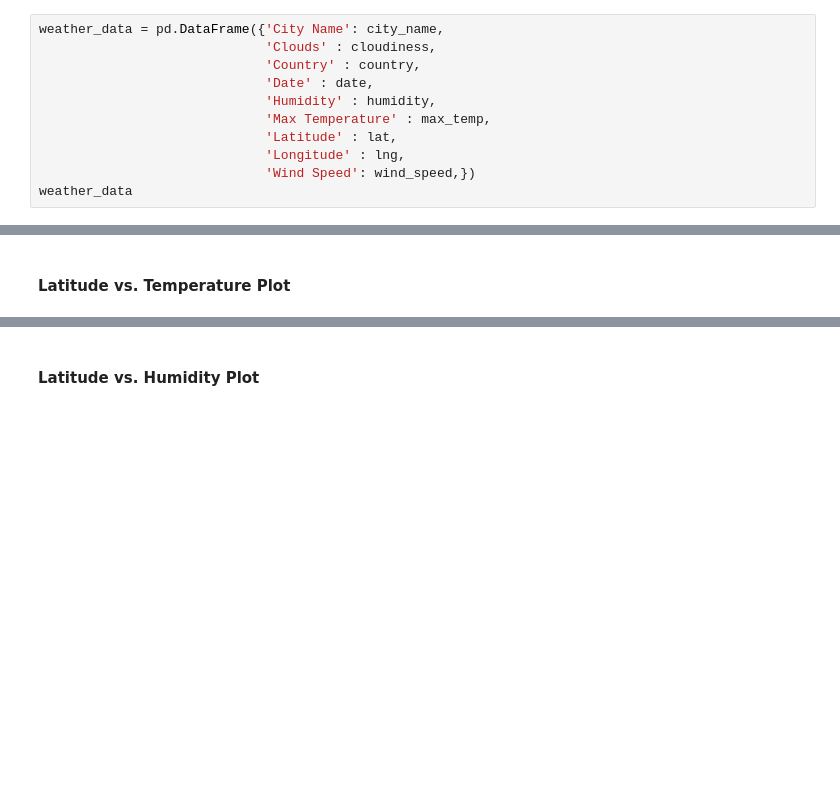
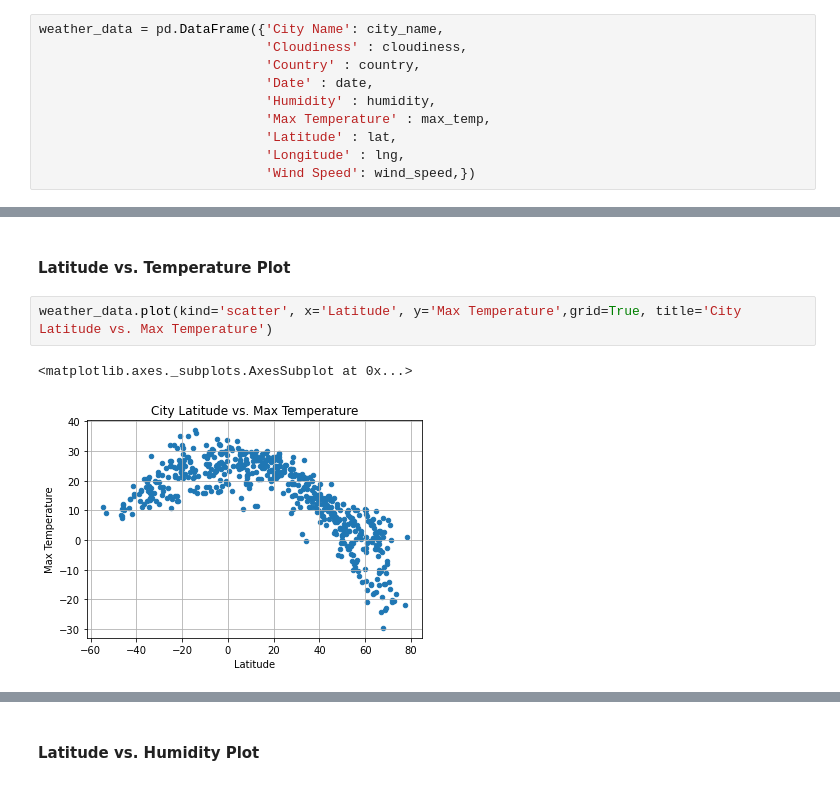
Before and after one commit to chris-inalsingh/API-challenge, a Jupyter notebook: WeatherPy.ipynb, the cells around one changed output, grey strips where cells are left out. Saved outputs shown, nothing was run; the diff lists cells and outputs as text; blank space fills up the shorter version.

```diff
--- a/WeatherPy.ipynb
+++ b/WeatherPy.ipynb
@@ -151,7 +152,7 @@ Processing Record 576 | Sirte
 City not found. Skipping...
 # %%
 weather_data = pd.DataFrame({'City Name': city_name,
-                             'Clouds' : cloudiness,
+                             'Cloudiness' : cloudiness,
                              'Country' : country,
                              'Date' : date,
                              'Humidity' : humidity,
@@ -159,4 +160,3 @@ weather_data = pd.DataFrame({'City Name': city_name,
                              'Latitude' : lat,
                              'Longitude' : lng,
                              'Wind Speed': wind_speed,})
-weather_data
@@ -186,3 +188,8 @@ weather_data.to_csv('weather_data.csv', index = False)
 * Save the plotted figures as .pngs.
 # %% [markdown]
 #### Latitude vs. Temperature Plot
+# %%
+weather_data.plot(kind='scatter', x='Latitude', y='Max Temperature',grid=True, title='City Latitude vs. Max Temperature')
+# %% [output]
+<matplotlib.axes._subplots.AxesSubplot at 0x...>
+[figure, added]
```
Also changed, not shown: parts of 14 cells of this notebook, 1 other file.
